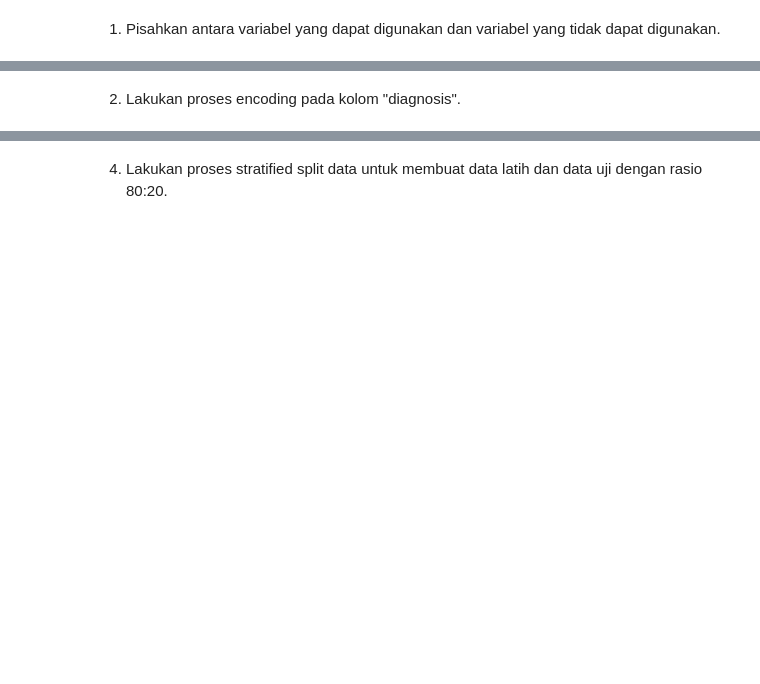
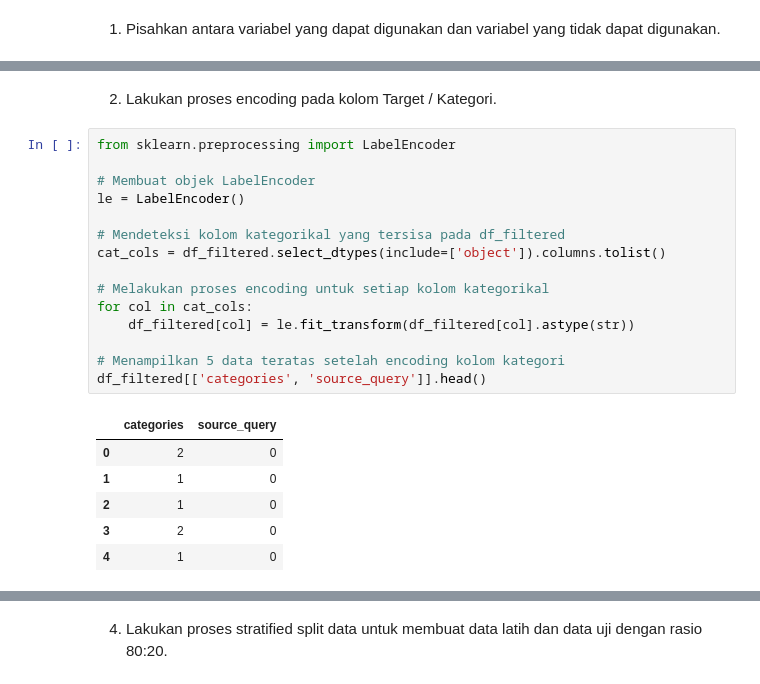
Before and after one commit to nabillahumi/S5-Mesin_Learning, a Jupyter notebook: Jobsheet3 PBL/Tugas Praktikum (JS3) PBL.ipynb, the cells around one changed output, grey strips where cells are left out. Cells and saved outputs as stored; diff of their text form; blank space fills up the shorter version.

```diff
--- a/Jobsheet3 PBL/Tugas Praktikum (JS3) PBL.ipynb
+++ b/Jobsheet3 PBL/Tugas Praktikum (JS3) PBL.ipynb
@@ -27,3 +34,25 @@ df_filtered.head()
 # %% [markdown]
-2. Lakukan proses encoding pada kolom "diagnosis".
+2. Lakukan proses encoding pada kolom Target / Kategori.
+# %%
+from sklearn.preprocessing import LabelEncoder
+
+# Membuat objek LabelEncoder
+le = LabelEncoder()
+
+# Mendeteksi kolom kategorikal yang tersisa pada df_filtered
+cat_cols = df_filtered.select_dtypes(include=['object']).columns.tolist()
+
+# Melakukan proses encoding untuk setiap kolom kategorikal
+for col in cat_cols:
+    df_filtered[col] = le.fit_transform(df_filtered[col].astype(str))
+
+# Menampilkan 5 data teratas setelah encoding kolom kategori
+df_filtered[['categories', 'source_query']].head()
+# %% [output]
+|  | categories | source_query |
+| 0 | 2 | 0 |
+| 1 | 1 | 0 |
+| 2 | 1 | 0 |
+| 3 | 2 | 0 |
+| 4 | 1 | 0 |
 # %% [markdown]
```
Also changed, not shown: parts of 4 cells of this notebook.
